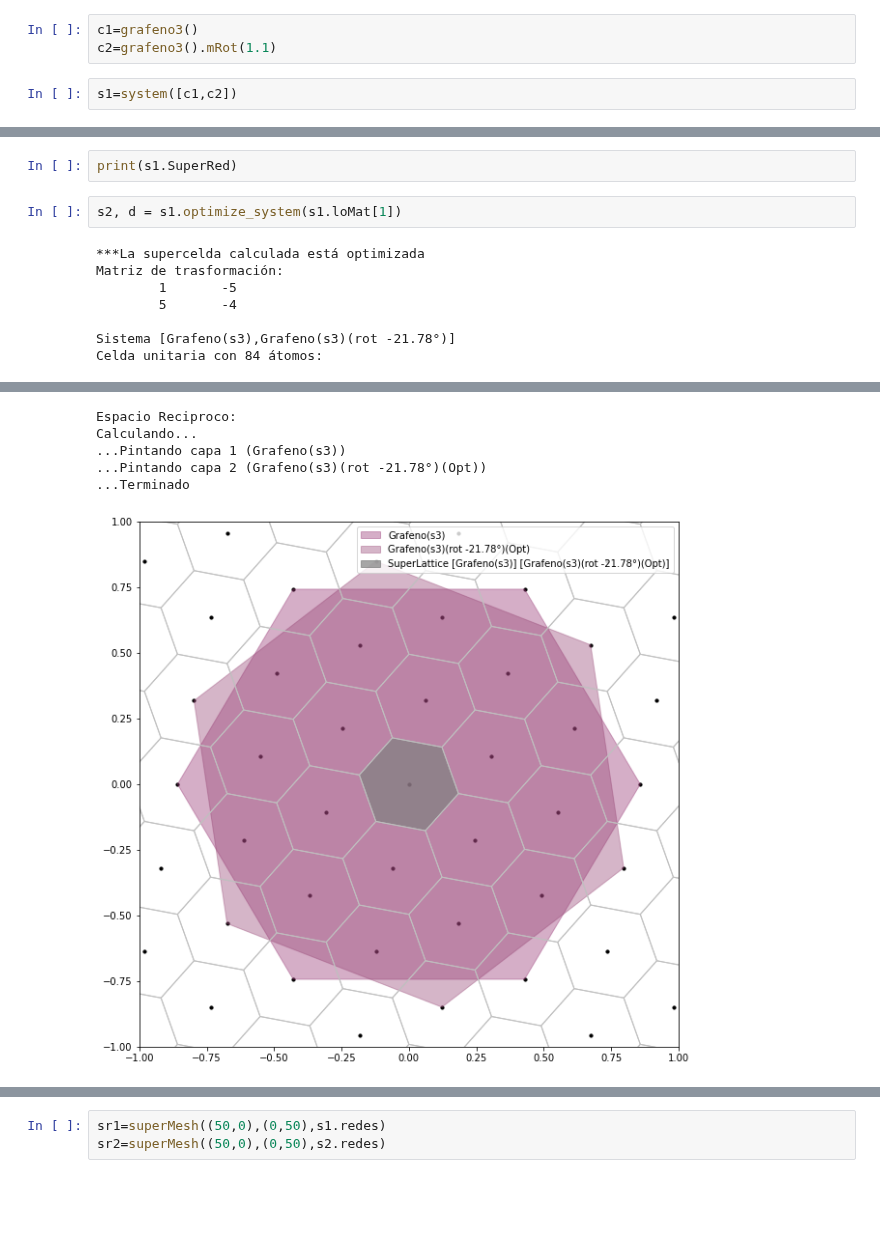
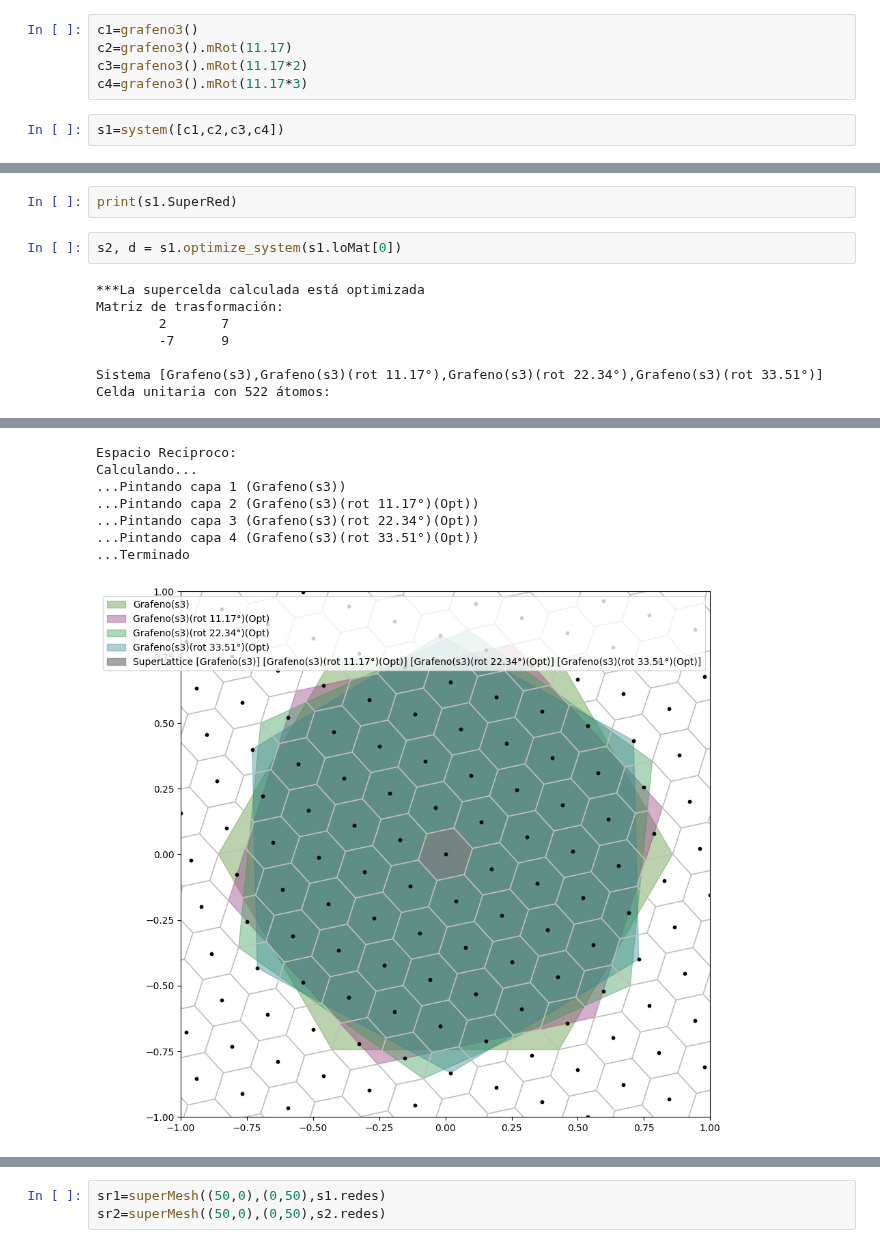
Before and after one commit to OssielAg/SS, a Jupyter notebook: SuperCell/Untitled2.ipynb, the cells around one changed output, grey strips where cells are left out. Saved outputs shown, nothing was run; the diff lists cells and outputs as text; blank space fills up the shorter version.

```diff
--- a/SuperCell/Untitled2.ipynb
+++ b/SuperCell/Untitled2.ipynb
@@ -2,7 +2,9 @@
 from src.System import *
 # %%
 c1=grafeno3()
-c2=grafeno3().mRot(1.1)
+c2=grafeno3().mRot(11.17)
+c3=grafeno3().mRot(11.17*2)
+c4=grafeno3().mRot(11.17*3)
 # %%
-s1=system([c1,c2])
+s1=system([c1,c2,c3,c4])
 # %%
@@ -53,12 +71,12 @@ Tamaño de los vectores primitivos:|a|=101.4289,|b|=101.4289
 # %%
 print(s1.SuperRed)
 # %%
-s2, d = s1.optimize_system(s1.loMat[1])
+s2, d = s1.optimize_system(s1.loMat[0])
 # %% [output]
 ***La supercelda calculada está optimizada
 Matriz de trasformación:
-        1       -5
-        5       -4
+        2       7
+        -7      9
 
-Sistema [Grafeno(s3),Grafeno(s3)(rot -21.78°)]
-Celda unitaria con 84 átomos:
+Sistema [Grafeno(s3),Grafeno(s3)(rot 11.17°),Grafeno(s3)(rot 22.34°),Grafeno(s3)(rot 33.51°)]
+Celda unitaria con 522 átomos:
@@ -66,7 +84,9 @@ Celda unitaria con 84 átomos:
 Espacio Reciproco:
 Calculando...
 ...Pintando capa 1 (Grafeno(s3))
-...Pintando capa 2 (Grafeno(s3)(rot -21.78°)(Opt))
+...Pintando capa 2 (Grafeno(s3)(rot 11.17°)(Opt))
+...Pintando capa 3 (Grafeno(s3)(rot 22.34°)(Opt))
+...Pintando capa 4 (Grafeno(s3)(rot 33.51°)(Opt))
 ...Terminado
-[figure, old version]
+[figure, new version]
 # %%
```
Also changed, not shown: parts of 5 cells of this notebook.
